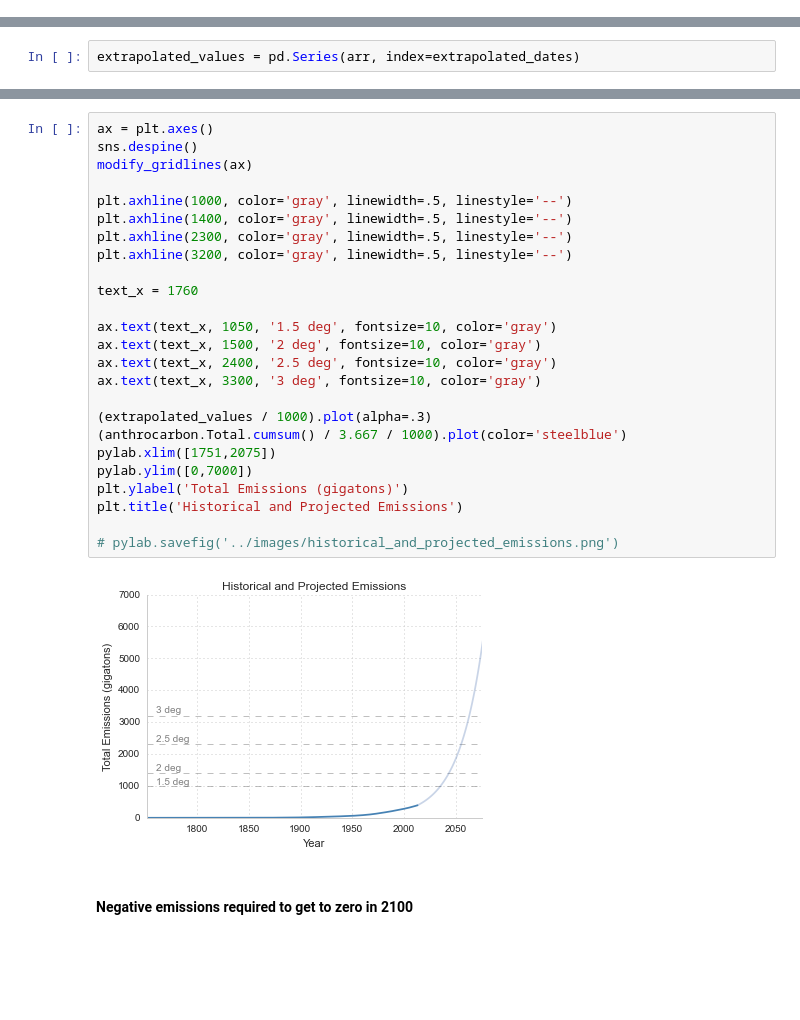
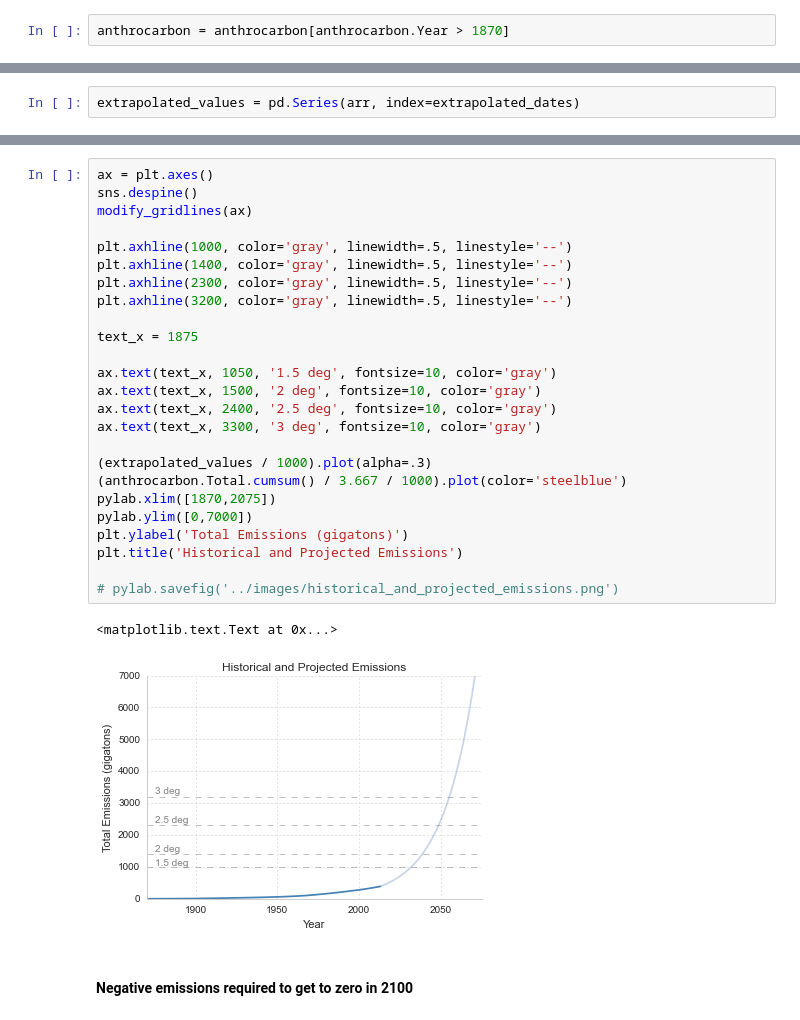
Before and after one commit to pdarche/carbon, a Jupyter notebook: notebooks/Carbon Footprint - EDA.ipynb, the cells around one changed output, grey strips where cells are left out. Drawn from its saved outputs; the diff is of its cells as text; blank space fills up the shorter version.

```diff
--- a/notebooks/Carbon Footprint - EDA.ipynb
+++ b/notebooks/Carbon Footprint - EDA.ipynb
@@ -575,3 +618,5 @@ anthrocarbon.index = anthrocarbon.Year
+# %%
+anthrocarbon = anthrocarbon[anthrocarbon.Year > 1870]
 # %%
 diff = anthrocarbon.Total - anthrocarbon.Total.shift(1)
 # %%
@@ -595,30 +663,31 @@ extrapolated_values = pd.Series(arr, index=extrapolated_dates)
 # %%
 ax = plt.axes()
 sns.despine()
 modify_gridlines(ax)
 
 plt.axhline(1000, color='gray', linewidth=.5, linestyle='--')
 plt.axhline(1400, color='gray', linewidth=.5, linestyle='--')
 plt.axhline(2300, color='gray', linewidth=.5, linestyle='--')
 plt.axhline(3200, color='gray', linewidth=.5, linestyle='--')
 
-text_x = 1760
+text_x = 1875
 
 ax.text(text_x, 1050, '1.5 deg', fontsize=10, color='gray')
 ax.text(text_x, 1500, '2 deg', fontsize=10, color='gray')
 ax.text(text_x, 2400, '2.5 deg', fontsize=10, color='gray')
 ax.text(text_x, 3300, '3 deg', fontsize=10, color='gray')
 
 (extrapolated_values / 1000).plot(alpha=.3)
 (anthrocarbon.Total.cumsum() / 3.667 / 1000).plot(color='steelblue')
-pylab.xlim([1751,2075])
+pylab.xlim([1870,2075])
 pylab.ylim([0,7000])
 plt.ylabel('Total Emissions (gigatons)')
 plt.title('Historical and Projected Emissions')
 
 # pylab.savefig('../images/historical_and_projected_emissions.png')
 # %% [output]
+<matplotlib.text.Text at 0x...>
-[figure, old version]
+[figure, new version]
 # %% [markdown]
 #### Negative emissions required to get to zero in 2100
 # %%
```
Also changed, not shown: parts of 30 cells of this notebook, 4 other files.
